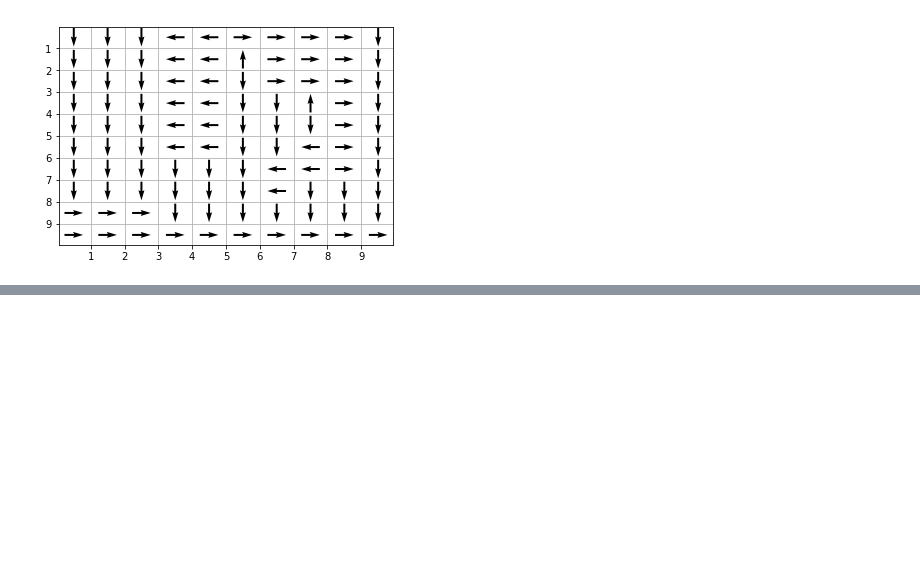
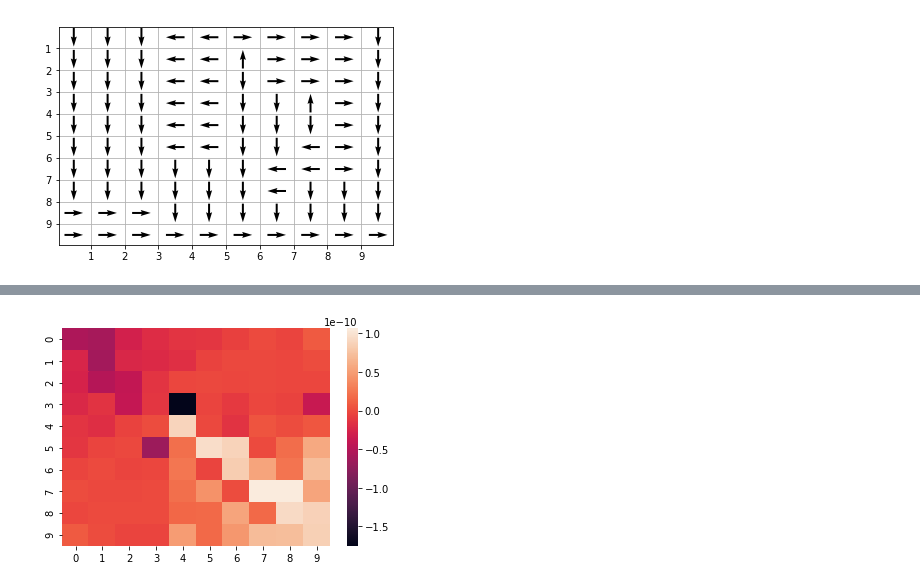
Before and after one commit to twjeric/UCLA-EE232-Large-Scale-Social-and-Complex-Networks, a Jupyter notebook: Project3/project3.ipynb, the cells around one changed output, grey strips where cells are left out. Saved outputs shown, nothing was run; the diff lists cells and outputs as text; code cells hidden in the pictures; blank space fills up the shorter version.

```diff
--- a/Project3/project3.ipynb
+++ b/Project3/project3.ipynb
@@ -358,0 +448,5 @@ print((r.reshape((n_states,))))
+# %%
+# best accuracy with the 4 attributes IRL, Rmax is included in X and counted as an attribute
+max_accuracy1 = max(accuracy1)
+maxLamda1 = lamda_list[accuracy1.index(max_accuracy1)]
+print(maxLamda1, max_accuracy1)
@@ -358,0 +462,8 @@ print((r.reshape((n_states,))))
+# %%
+res = perform_IRL_4Attrs(optimalAction1, transition_probability, Rmax1, [maxLamda1])
+er = np.zeros([10,10])
+for s in range(100):
+    y = int(s // height)
+    x = int(s % height)
+    er[x,y] = res['reward'][s]
+extracted_reward_max_lamda1 = er
@@ -358,0 +487,5 @@ print((r.reshape((n_states,))))
+# %%
+# print(extracted_reward_max_lamda1.reshape((height, width)))
+hm_er1 = sns.heatmap(extracted_reward_max_lamda1)
+# %% [output]
+[figure, added]
```
Also changed, not shown: parts of 50 cells of this notebook.
